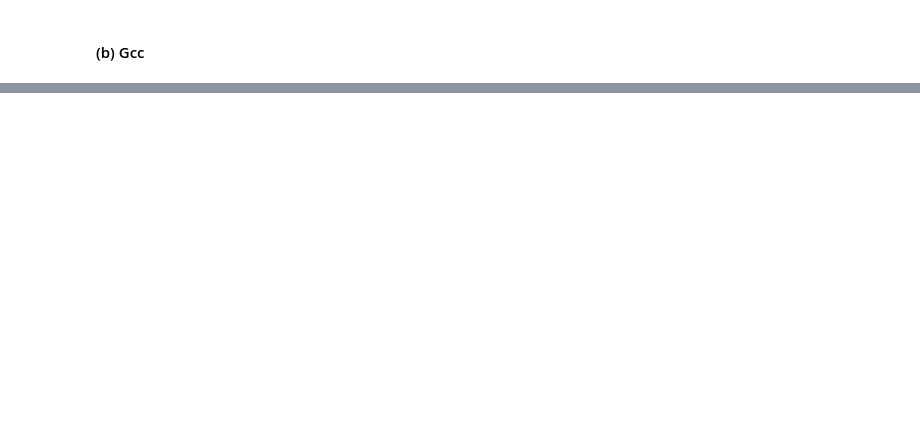
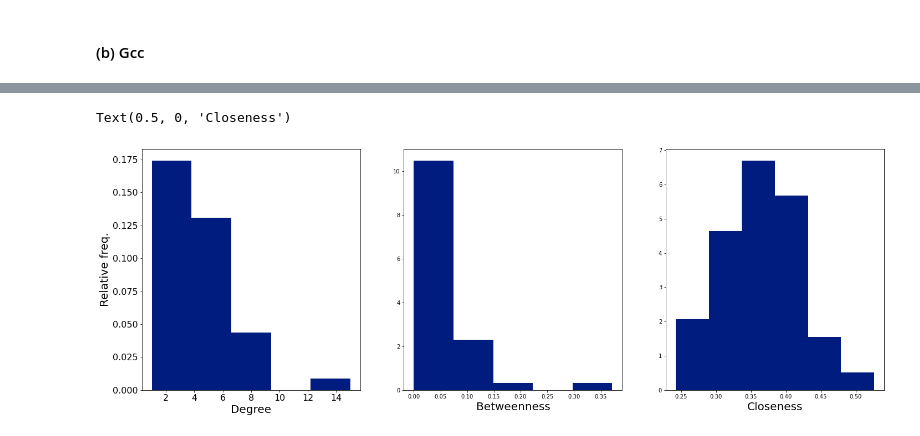
Before and after one commit to nicolasvazquez95/RedesComplejas_famaf, a Jupyter notebook: soluciones/tp1.ipynb, the cells around one changed output, grey strips where cells are left out. Drawn from its saved outputs; the diff is of its cells as text; code cells hidden in the pictures; blank space fills up the shorter version.

```diff
--- a/soluciones/tp1.ipynb
+++ b/soluciones/tp1.ipynb
@@ -72,0 +113,17 @@ giant
+# %%
+# Distribuciones
+fig,axs = plt.subplots(1,3,figsize=(24,8))
+df['Degree'].plot(kind='hist',bins=5,density=True,ax=axs[0],fontsize=16)
+df['Betweenness'].plot(kind='hist',bins=5,density=True,ax=axs[1])
+df['Closeness'].plot(kind='hist',bins=6,density=True,ax=axs[2])
+
+axs[0].set_ylabel('Relative freq.',fontsize=20)
+axs[1].set_ylabel(None)
+axs[2].set_ylabel(None)
+
+axs[0].set_xlabel('Degree',fontsize=20)
+axs[1].set_xlabel('Betweenness',fontsize=20)
+axs[2].set_xlabel('Closeness',fontsize=20)
+# %% [output]
+Text(0.5, 0, 'Closeness')
+[figure, added]
```
Also changed, not shown: parts of 18 cells of this notebook.
